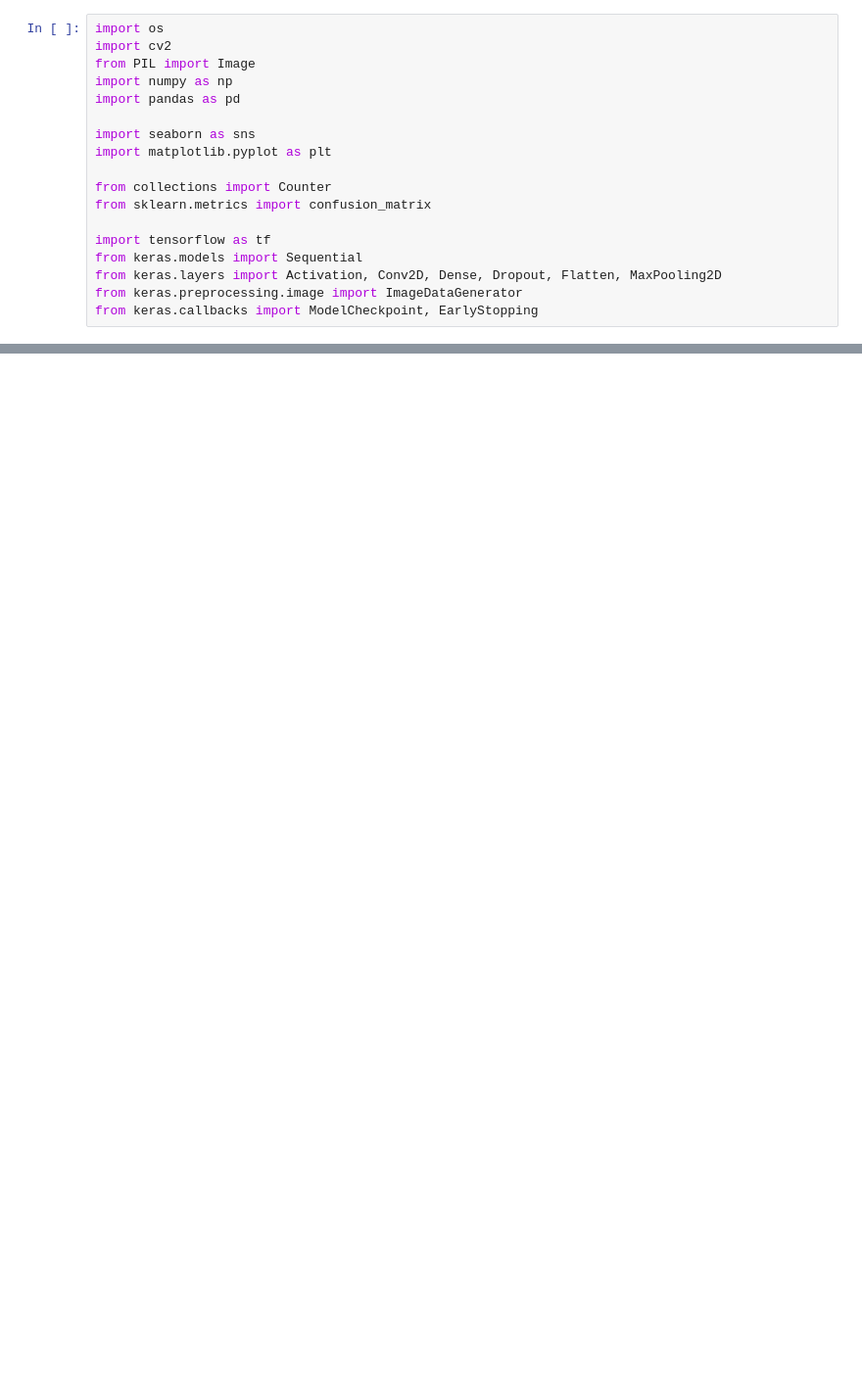
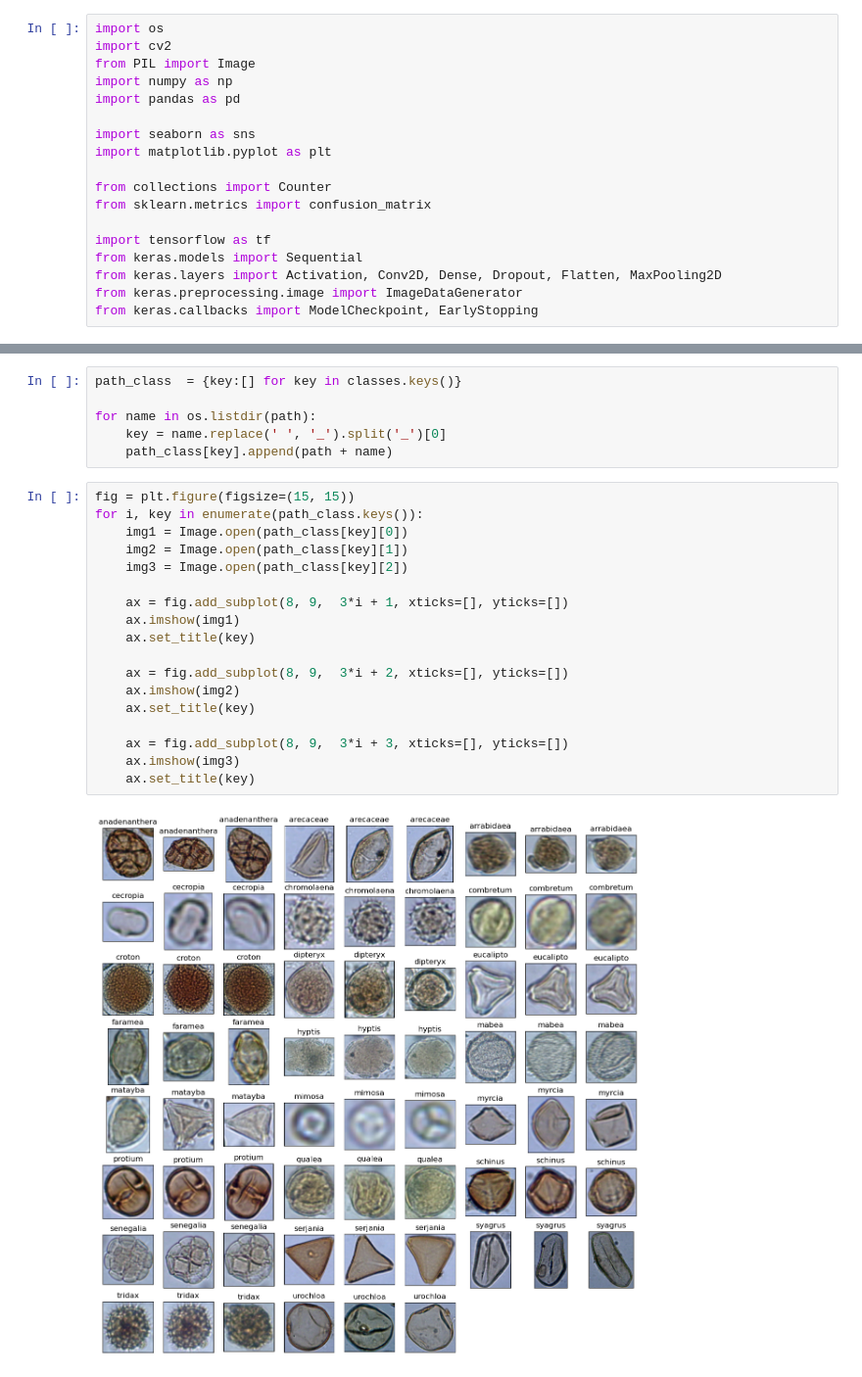
Before and after one commit to Vamba45/Python-way, a Jupyter notebook: mini-projects/study-project/Study-project.ipynb, the cells around one changed output, grey strips where cells are left out. Shown at 98% size. Cells and saved outputs as stored; diff of their text form; blank space fills up the shorter version.

```diff
--- a/mini-projects/study-project/Study-project.ipynb
+++ b/mini-projects/study-project/Study-project.ipynb
@@ -40,0 +38,26 @@ from keras.callbacks import ModelCheckpoint, EarlyStopping
+# %%
+path_class  = {key:[] for key in classes.keys()}
+
+for name in os.listdir(path):
+    key = name.replace(' ', '_').split('_')[0]
+    path_class[key].append(path + name)
+# %%
+fig = plt.figure(figsize=(15, 15))
+for i, key in enumerate(path_class.keys()):
+    img1 = Image.open(path_class[key][0])
+    img2 = Image.open(path_class[key][1])
+    img3 = Image.open(path_class[key][2])
+
+    ax = fig.add_subplot(8, 9,  3*i + 1, xticks=[], yticks=[])
+    ax.imshow(img1)
+    ax.set_title(key)
+
+    ax = fig.add_subplot(8, 9,  3*i + 2, xticks=[], yticks=[])
+    ax.imshow(img2)
+    ax.set_title(key)
+
+    ax = fig.add_subplot(8, 9,  3*i + 3, xticks=[], yticks=[])
+    ax.imshow(img3)
+    ax.set_title(key)
+# %% [output]
+[figure, added]
```
Also changed, not shown: parts of 16 cells of this notebook, 1 other file.
